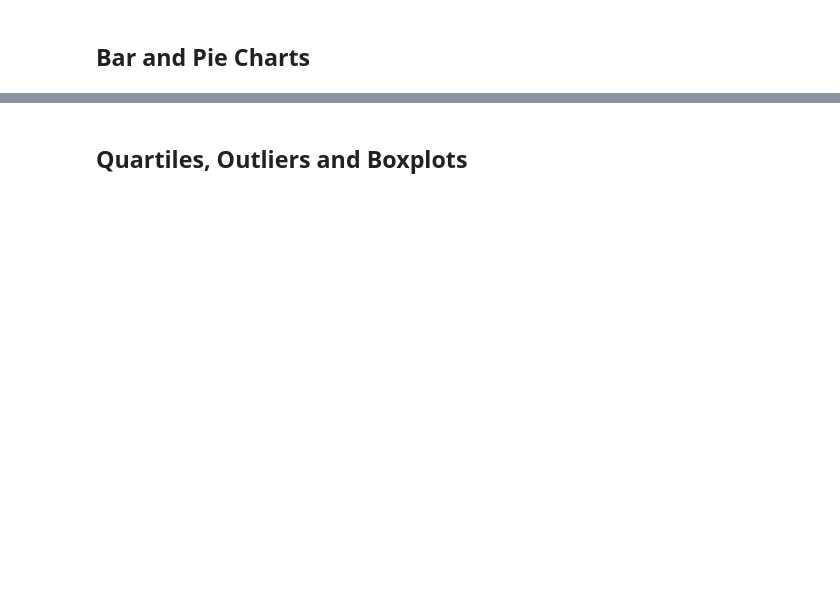
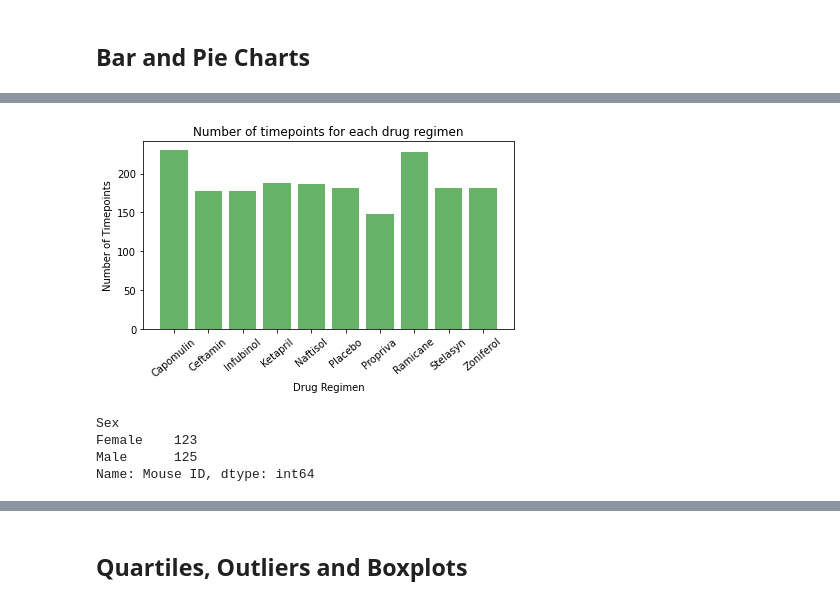
Before and after one commit to dianaagustinaf/matplotlib-challenge, a Jupyter notebook: pymaceuticals_analysis.ipynb, the cells around one changed output, grey strips where cells are left out. Saved outputs shown, nothing was run; the diff lists cells and outputs as text; code cells hidden in the pictures; blank space fills up the shorter version.

```diff
--- a/pymaceuticals_analysis.ipynb
+++ b/pymaceuticals_analysis.ipynb
@@ -160,4 +236,21 @@ AttributeError: 'NoneType' object has no attribute 'head'
 # %%
-# Generate a bar plot showing the total number of timepoints for all mice tested for each drug regimen using pyplot.
+# Bar plot showing the total number of timepoints for all mice tested
+# for each drug regimen using pyplot.
+plt.bar(regime_time_count.index,regime_time_count,color="green",alpha=0.6)
+plt.xticks(regime_time_count.index,rotation=40)
+plt.xlabel("Drug Regimen")
+plt.ylabel("Number of Timepoints")
+plt.title("Number of timepoints for each drug regimen")
+plt.tight_layout()
+plt.show()
+# %% [output]
+[figure, added]
 # %%
-# Generate a pie plot showing the distribution of female versus male mice using Pandas
+# Ppie plot showing the distribution of female versus male mice using Pandas
+group_by_sex = data_cleaned.loc[data_cleaned["Timepoint"]==0].groupby("Sex")["Mouse ID"].count()
+group_by_sex
+# %% [output]
+Sex
+Female    123
+Male      125
+Name: Mouse ID, dtype: int64
```
Also changed, not shown: parts of 25 cells of this notebook.
